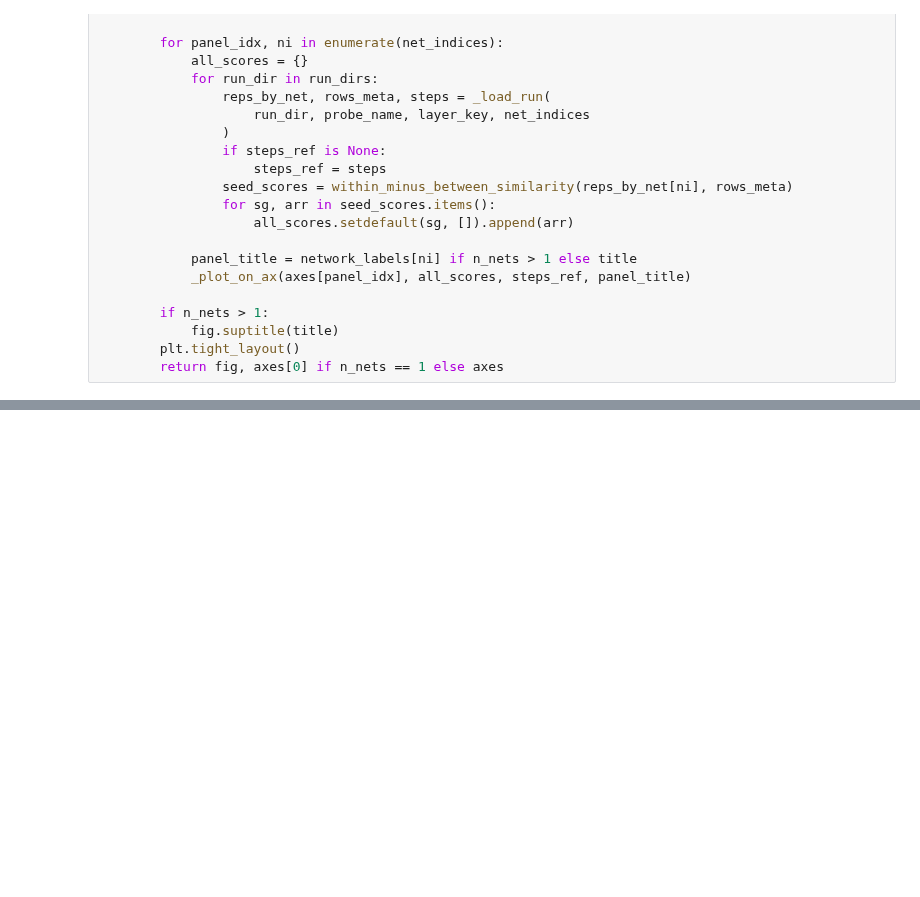
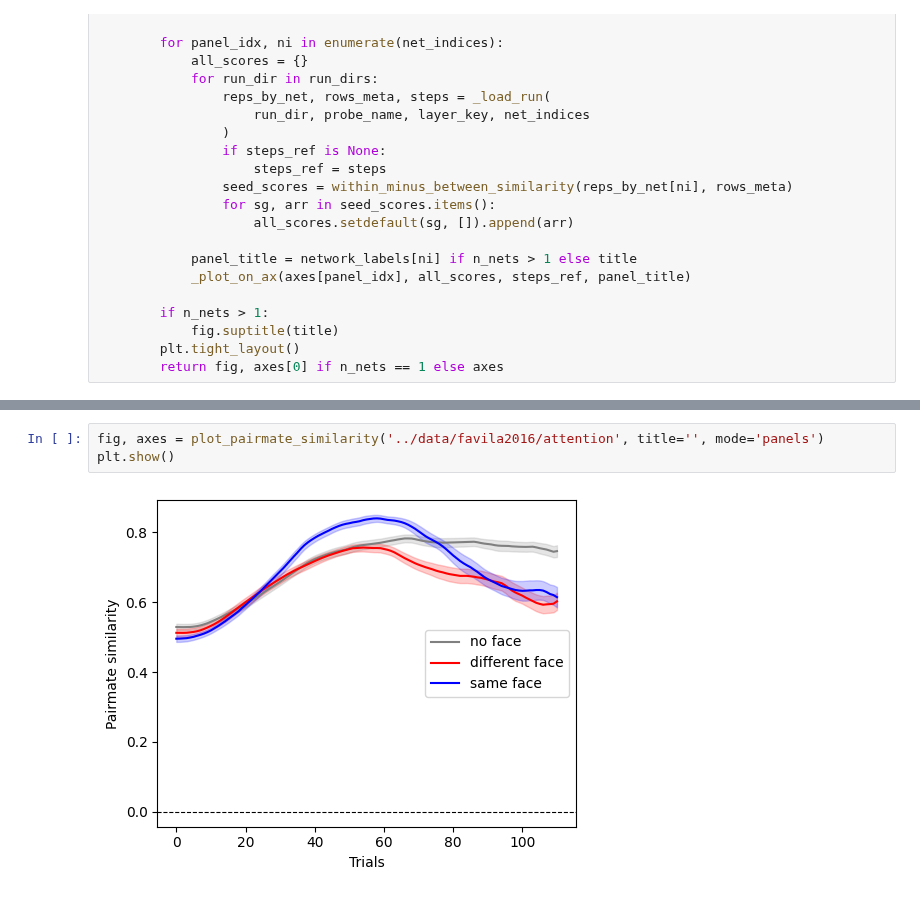
Before and after one commit to sflippl/repulsion-theory, a Jupyter notebook: notebooks/favila_analysis.ipynb, the cells around one changed output, grey strips where cells are left out. Saved outputs shown, nothing was run; the diff lists cells and outputs as text; blank space fills up the shorter version.

```diff
--- a/notebooks/favila_analysis.ipynb
+++ b/notebooks/favila_analysis.ipynb
@@ -235,0 +234,5 @@ plt.show()
+# %%
+fig, axes = plot_pairmate_similarity('../data/favila2016/attention', title='', mode='panels')
+plt.show()
+# %% [output]
+[figure, added]
```
Also changed, not shown: parts of 6 cells of this notebook, 2 other files.
